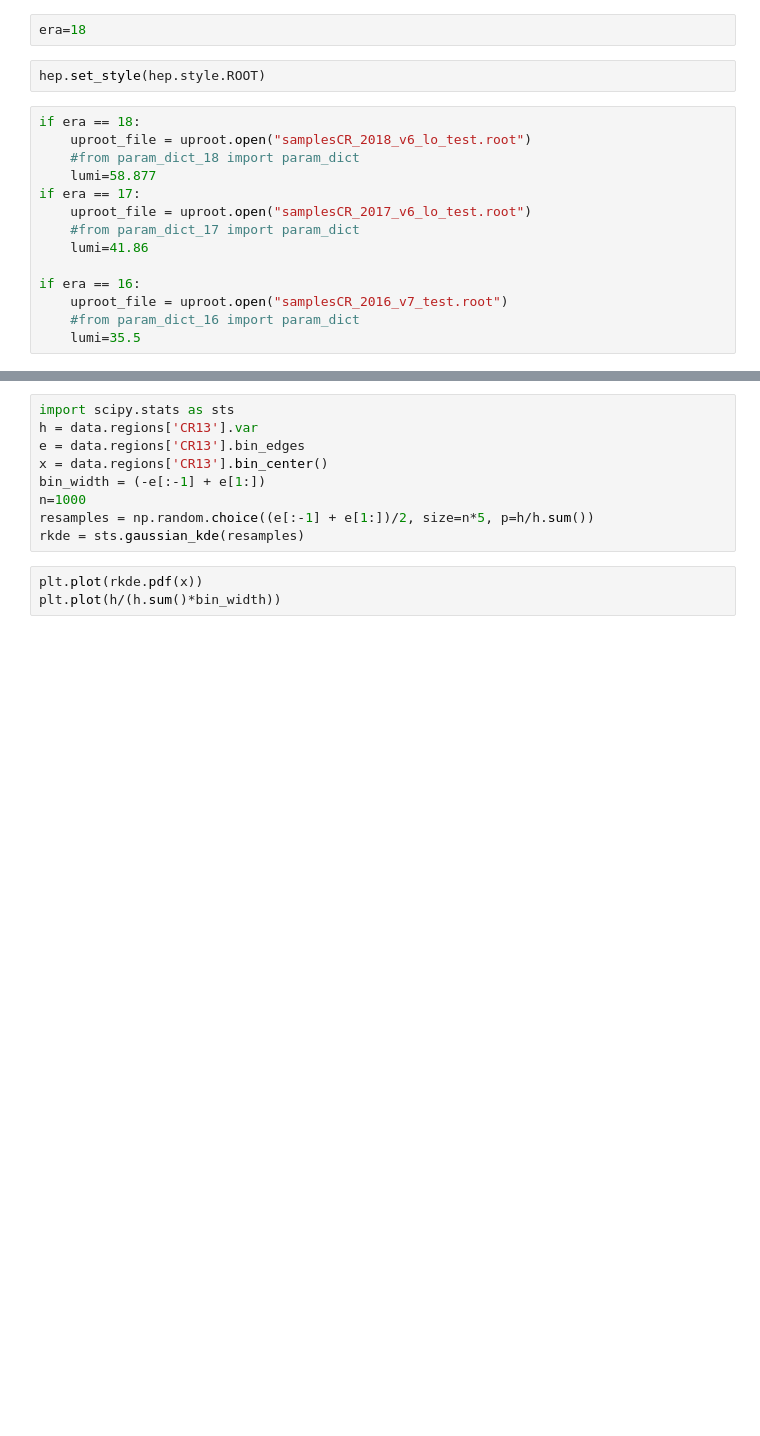
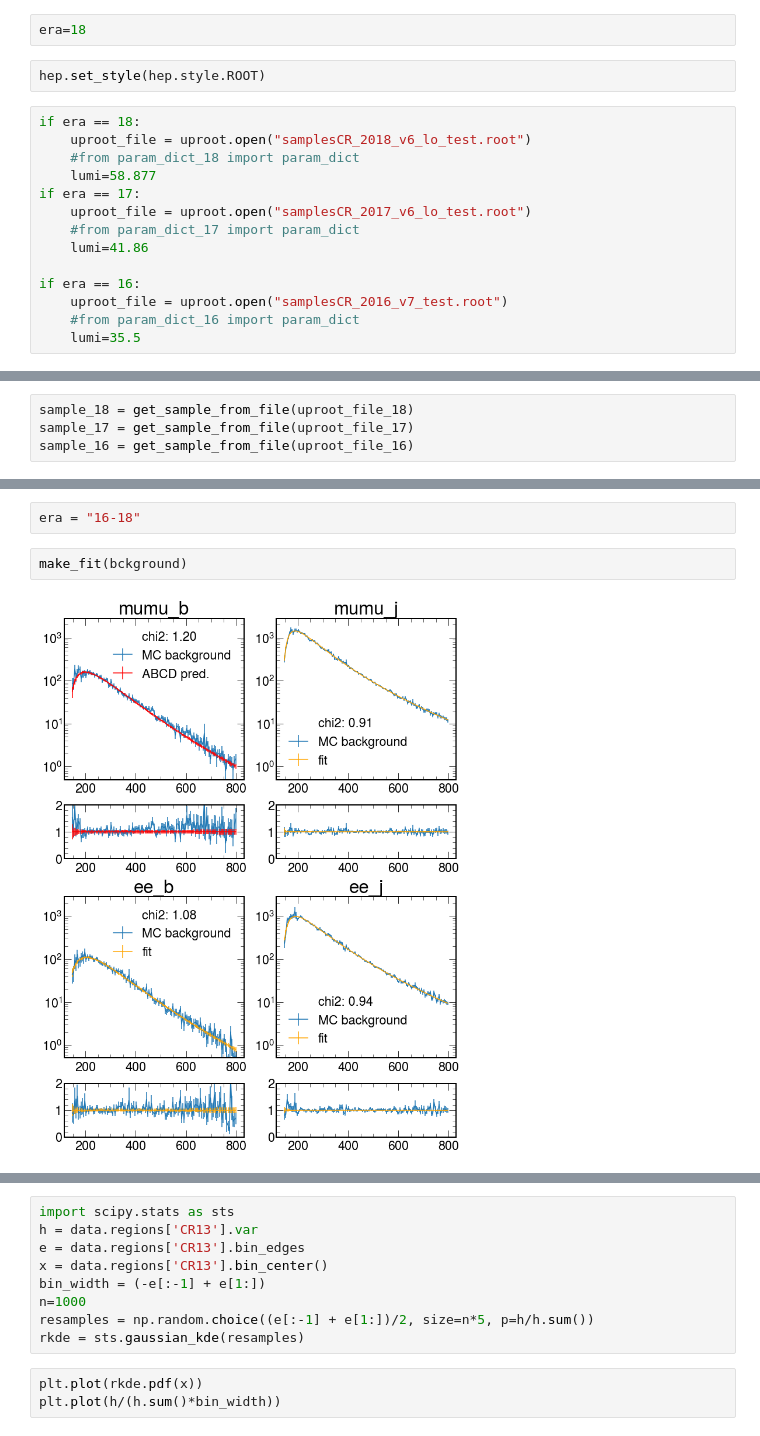
Before and after one commit to rymuelle/log_norm_fit_zprime, a Jupyter notebook: fitting_regions.ipynb, the cells around one changed output, grey strips where cells are left out. Saved outputs shown, nothing was run; the diff lists cells and outputs as text; blank space fills up the shorter version.

```diff
--- a/fitting_regions.ipynb
+++ b/fitting_regions.ipynb
@@ -265,0 +266,4 @@ Name: data_mu Cat: data regions: {'SR1': Name: 0 Sum:0.00 Var:0.00 Range:120.0-8
+# %%
+sample_18 = get_sample_from_file(uproot_file_18)
+sample_17 = get_sample_from_file(uproot_file_17)
+sample_16 = get_sample_from_file(uproot_file_16)
@@ -275,0 +350,6 @@ Name: MC background Cat: 0 regions: {'SR1': Name: 0 Sum:2593.49 Var:7471.61 Rang
+# %%
+era = "16-18"
+# %%
+make_fit(bckground)
+# %% [output]
+[figure, added]
```
Also changed, not shown: parts of 22 cells of this notebook.
